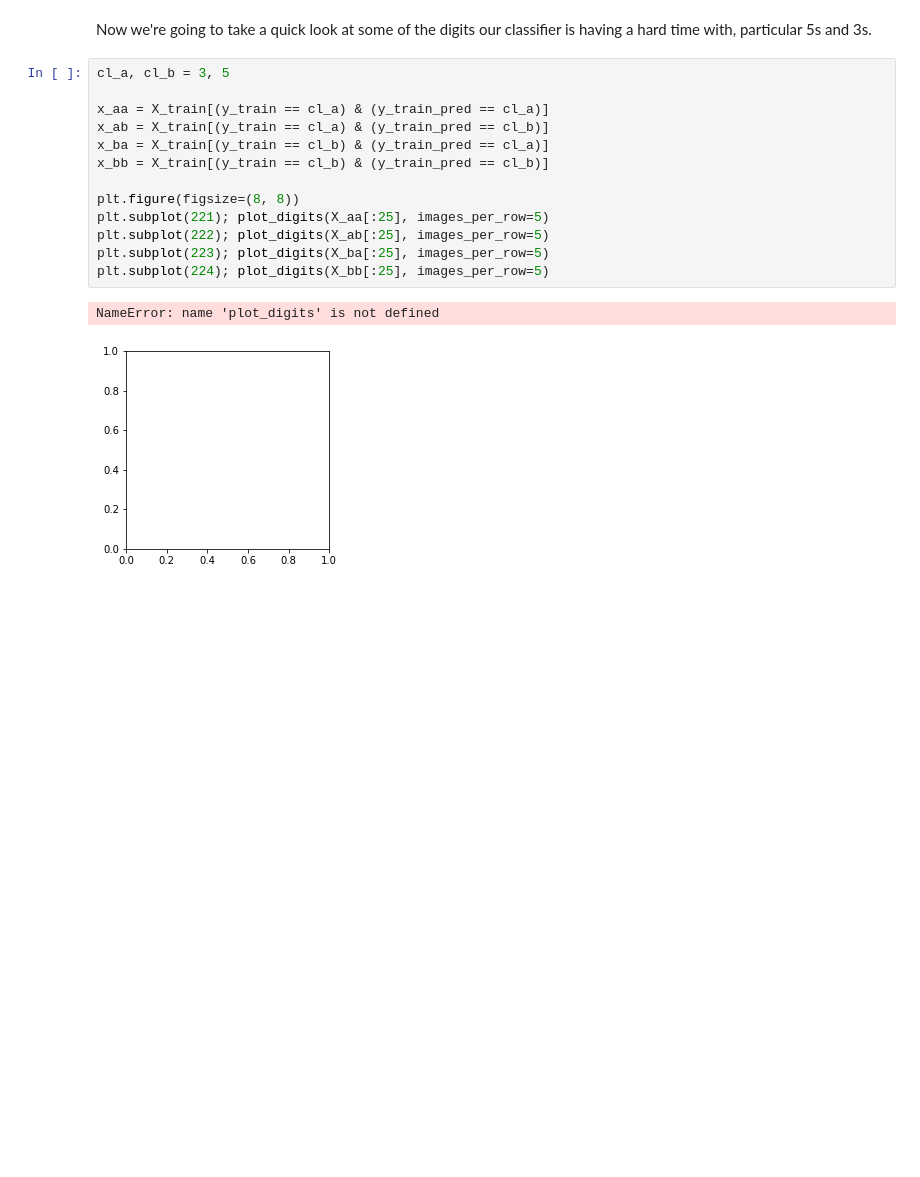
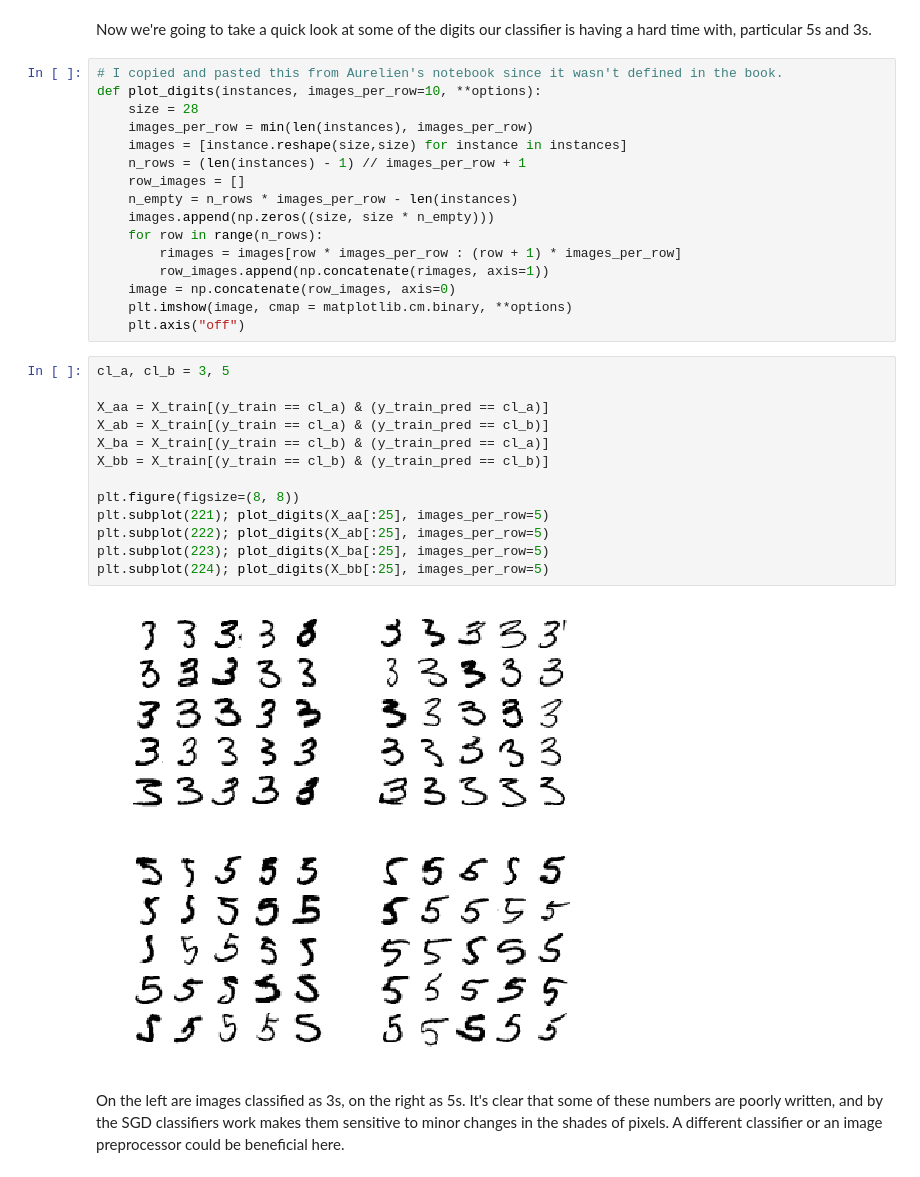
Before and after one commit to kurtrm/ml_projects, a Jupyter notebook: MNIST.ipynb, the cells around one changed output. Drawn from its saved outputs; the diff is of its cells as text; blank space fills up the shorter version.

```diff
--- a/MNIST.ipynb
+++ b/MNIST.ipynb
@@ -494,19 +494,36 @@ plt.matshow(norm_conf_mx, cmap=plt.cm.gray)
 I haven't read the next section yet, but I think we set the diagonal squares equal to zero just for visual purposes. We just want to see where the greatest amount of error is occurring, and since the squares going diagonally from the top left to the bottom right are the percentages of correct predictions, we shade them full black to help draw conclusions about the errors elsewhere.
 # %% [markdown]
  Now we're going to take a quick look at some of the digits our classifier is having a hard time with, particular 5s and 3s.
+# %%
+# I copied and pasted this from Aurelien's notebook since it wasn't defined in the book.
+def plot_digits(instances, images_per_row=10, **options):
+    size = 28
+    images_per_row = min(len(instances), images_per_row)
+    images = [instance.reshape(size,size) for instance in instances]
+    n_rows = (len(instances) - 1) // images_per_row + 1
+    row_images = []
+    n_empty = n_rows * images_per_row - len(instances)
+    images.append(np.zeros((size, size * n_empty)))
+    for row in range(n_rows):
+        rimages = images[row * images_per_row : (row + 1) * images_per_row]
+        row_images.append(np.concatenate(rimages, axis=1))
+    image = np.concatenate(row_images, axis=0)
+    plt.imshow(image, cmap = matplotlib.cm.binary, **options)
+    plt.axis("off")
 # %%
 cl_a, cl_b = 3, 5
 
-x_aa = X_train[(y_train == cl_a) & (y_train_pred == cl_a)]
-x_ab = X_train[(y_train == cl_a) & (y_train_pred == cl_b)]
-x_ba = X_train[(y_train == cl_b) & (y_train_pred == cl_a)]
-x_bb = X_train[(y_train == cl_b) & (y_train_pred == cl_b)]
+X_aa = X_train[(y_train == cl_a) & (y_train_pred == cl_a)]
+X_ab = X_train[(y_train == cl_a) & (y_train_pred == cl_b)]
+X_ba = X_train[(y_train == cl_b) & (y_train_pred == cl_a)]
+X_bb = X_train[(y_train == cl_b) & (y_train_pred == cl_b)]
 
 plt.figure(figsize=(8, 8))
 plt.subplot(221); plot_digits(X_aa[:25], images_per_row=5)
 plt.subplot(222); plot_digits(X_ab[:25], images_per_row=5)
 plt.subplot(223); plot_digits(X_ba[:25], images_per_row=5)
 plt.subplot(224); plot_digits(X_bb[:25], images_per_row=5)
 # %% [output]
-NameError: name 'plot_digits' is not defined
-[figure, old version]
+[figure, new version]
+# %% [markdown]
+On the left are images classified as 3s, on the right as 5s. It's clear that some of these numbers are poorly written, and by the SGD classifiers work makes them sensitive to minor changes in the shades of pixels. A different classifier or an image preprocessor could be beneficial here.
```
Also changed, not shown: parts of 8 cells of this notebook.
